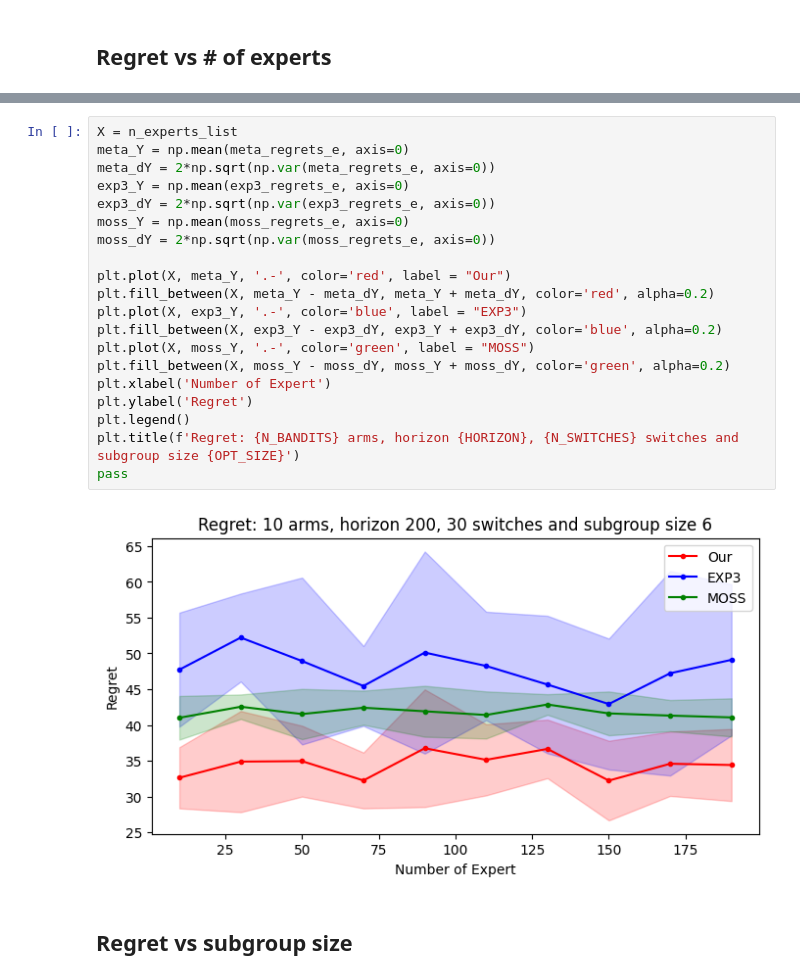
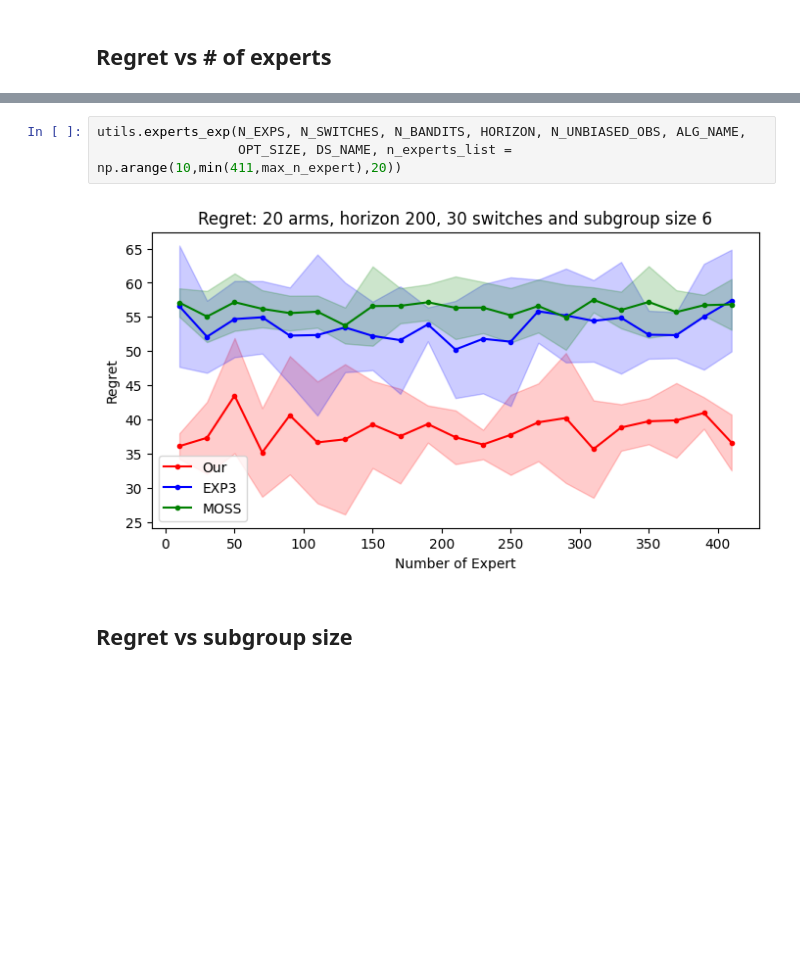
Before and after one commit to duongnhatthang/meta-bandit, a Jupyter notebook: main.ipynb, the cells around one changed output, grey strips where cells are left out. Saved outputs shown, nothing was run; the diff lists cells and outputs as text; blank space fills up the shorter version.

```diff
--- a/main.ipynb
+++ b/main.ipynb
@@ -239,24 +54,7 @@ for i in range(N_EXPS):
-# %%
-X = n_experts_list
-meta_Y = np.mean(meta_regrets_e, axis=0)
-meta_dY = 2*np.sqrt(np.var(meta_regrets_e, axis=0))
-exp3_Y = np.mean(exp3_regrets_e, axis=0)
-exp3_dY = 2*np.sqrt(np.var(exp3_regrets_e, axis=0))
-moss_Y = np.mean(moss_regrets_e, axis=0)
-moss_dY = 2*np.sqrt(np.var(moss_regrets_e, axis=0))
-
-plt.plot(X, meta_Y, '.-', color='red', label = "Our")
-plt.fill_between(X, meta_Y - meta_dY, meta_Y + meta_dY, color='red', alpha=0.2)
-plt.plot(X, exp3_Y, '.-', color='blue', label = "EXP3")
-plt.fill_between(X, exp3_Y - exp3_dY, exp3_Y + exp3_dY, color='blue', alpha=0.2)
-plt.plot(X, moss_Y, '.-', color='green', label = "MOSS")
-plt.fill_between(X, moss_Y - moss_dY, moss_Y + moss_dY, color='green', alpha=0.2)
-plt.xlabel('Number of Expert')
-plt.ylabel('Regret')
-plt.legend()
-plt.title(f'Regret: {N_BANDITS} arms, horizon {HORIZON}, {N_SWITCHES} switches and subgroup size {OPT_SIZE}')
-pass
-# %% [output]
-[figure, removed]
+# %%
+utils.experts_exp(N_EXPS, N_SWITCHES, N_BANDITS, HORIZON, N_UNBIASED_OBS, ALG_NAME,
+                  OPT_SIZE, DS_NAME, n_experts_list = np.arange(10,min(411,max_n_expert),20))
+# %% [output]
+[figure, added]
 # %% [markdown]
 ## Regret vs subgroup size
```
Also changed, not shown: parts of 24 cells of this notebook, 2 other files.
